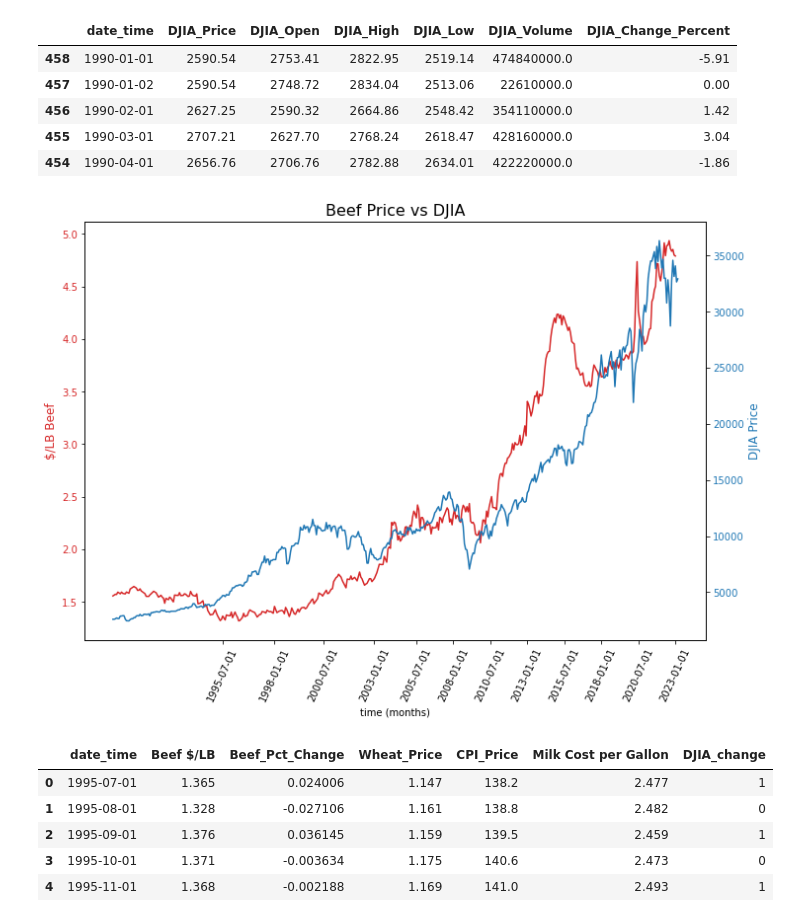
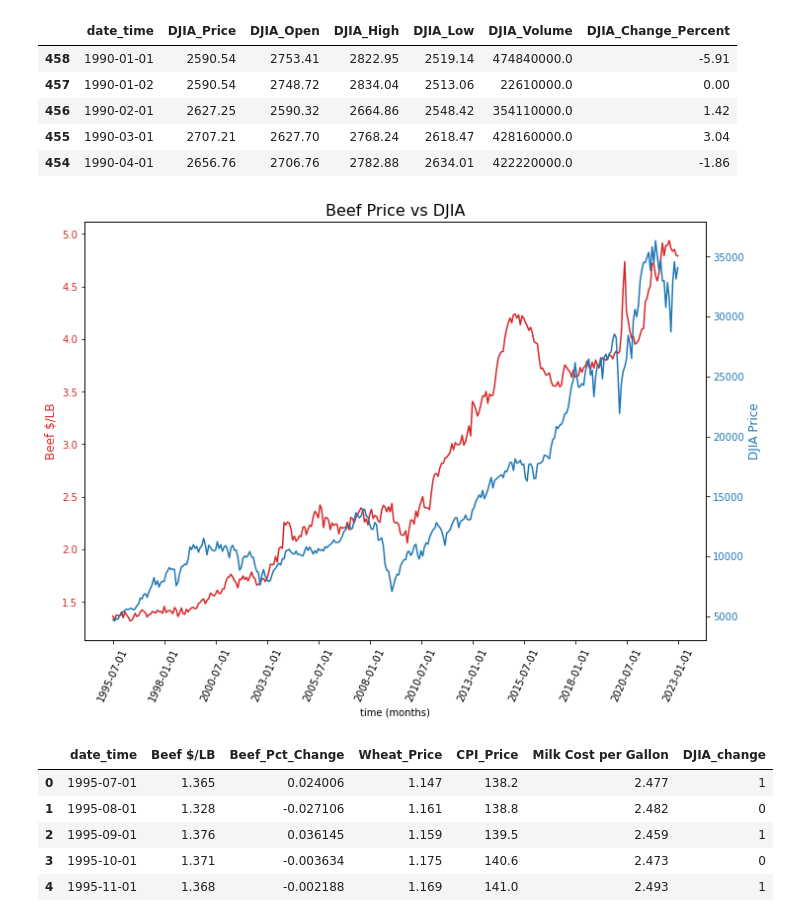
Before and after one commit to CTPim/Three_Meals, a Jupyter notebook: Analysis/Food_DJIA_comparison.ipynb, the cells around one changed output. Cells and saved outputs as stored; diff of their text form; code cells hidden in the pictures.

Commit message:
fix graph

```diff
--- a/Analysis/Food_DJIA_comparison.ipynb
+++ b/Analysis/Food_DJIA_comparison.ipynb
@@ -51,32 +51,33 @@ for i in range(0, len(months), 30):
 # %%
 # Adapted from documentation
 # https://matplotlib.org/stable/gallery/subplots_axes_and_figures/two_scales.html
 
-t = beef_df["date_time"].values
+# Make chart comparing beef to DJIA
+t = combined_df["date_time"].values
 
 fig, ax1 = plt.subplots()
 
 color = 'tab:red'
 ax1.set_xlabel('time (months)')
-ax1.set_ylabel('$/LB Beef', color=color, fontsize=12)
-ax1.plot(t, beef_df["Beef $/LB"], color=color)
+ax1.set_ylabel('Beef $/LB', color=color, fontsize=12)
+ax1.plot(t, combined_df["Beef $/LB"], color=color)
 ax1.tick_params(axis='y', labelcolor=color)
 ax1.tick_params(axis='x', rotation=65)
 
 ax2 = ax1.twinx()  # instantiate a second axes that shares the same x-axis
 
 color = 'tab:blue'
 ax2.set_ylabel("DJIA Price", color=color, fontsize=12)  # we already handled the x-label with ax1
-ax2.plot(djia_df_asc["date_time"].values, djia_df_asc["DJIA_Price"], color=color)
+ax2.plot(t, combined_df["DJIA_Price"], color=color)
 ax2.tick_params(axis='y', labelcolor=color)
 
 fig.tight_layout()  # otherwise the right y-label is slightly clipped
 fig.set_size_inches(12, 9)
 plt.xticks(ticks=xticks)
 plt.title("Beef Price vs DJIA", fontsize=16)
 plt.show()
 # %% [output]
-[figure, old version]
+[figure, new version]
 # %%
 # Create dataframe combining all prices
 # %%
```
Also changed, not shown: 2 other files.
